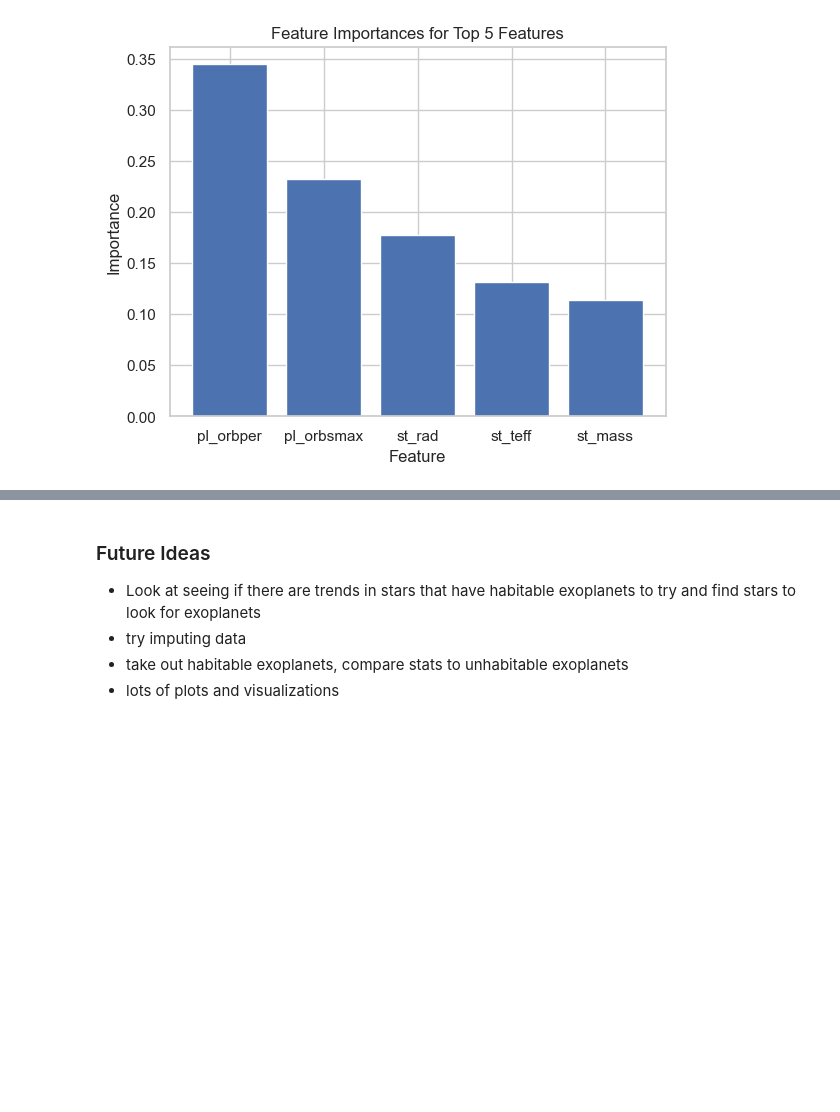
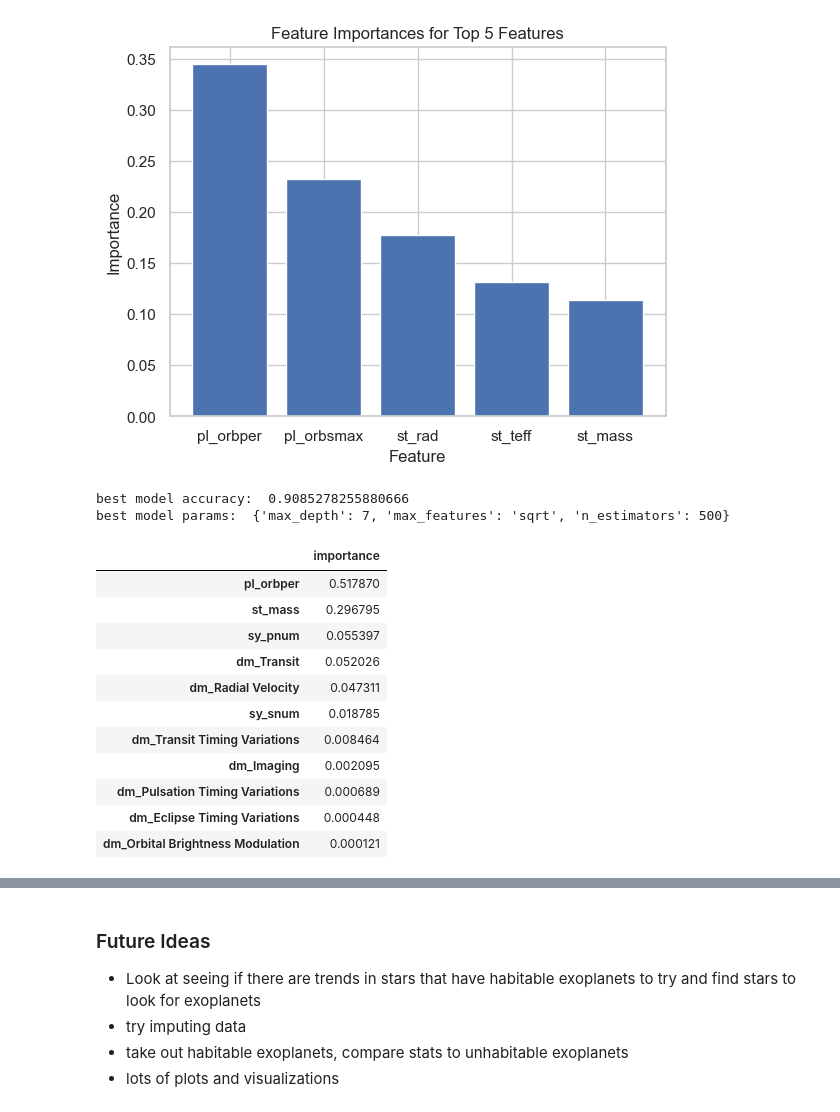
Before and after one commit to sethbeckett/cs6830_final_project, a Jupyter notebook: seth.ipynb, the cells around one changed output, grey strips where cells are left out. Drawn from its saved outputs; the diff is of its cells as text; code cells hidden in the pictures; blank space fills up the shorter version.

```diff
--- a/seth.ipynb
+++ b/seth.ipynb
@@ -341,3 +343,42 @@ plt.ylabel('Importance')
 plt.show()
 # %% [output]
 [figure]
+# %%
+# drop columns used to directly calculate temp
+drop_cols = ['pl_orbsmax', 'st_rad', 'st_teff']
+X_select = X.drop(columns=drop_cols)
+
+# use gridsearchcv to find best random forest classifier of habitable exoplanets
+rfc = RandomForestClassifier()
+param_grid = {
+    'n_estimators': [200, 500],
+    'max_features': ['sqrt', 'log2'],
+    'max_depth' : [4, 5, 6, 7, 8]
+}
+
+cv_rfc_select = GridSearchCV(estimator=rfc, param_grid=param_grid, cv= 7, n_jobs=-1)
+cv_rfc_select.fit(X_select, y)
+print("best model accuracy: ", cv_rfc_select.best_score_)
+print("best model params: ", cv_rfc_select.best_params_)
+# %% [output]
+best model accuracy:  0.9085278255880666
+best model params:  {'max_depth': 7, 'max_features': 'sqrt', 'n_estimators': 500}
+# %%
+# look at feature importances
+feature_importances_select = pd.DataFrame(cv_rfc_select.best_estimator_.feature_importances_,
+                                   index = X_select.columns,
+                                    columns=['importance']).sort_values('importance', ascending=False)
+feature_importances_select
+# %% [output]
+|  | importance |
+| pl_orbper | 0.517870 |
+| st_mass | 0.296795 |
+| sy_pnum | 0.055397 |
+| dm_Transit | 0.052026 |
+| dm_Radial Velocity | 0.047311 |
+| sy_snum | 0.018785 |
+| dm_Transit Timing Variations | 0.008464 |
+| dm_Imaging | 0.002095 |
+| dm_Pulsation Timing Variations | 0.000689 |
+| dm_Eclipse Timing Variations | 0.000448 |
+| dm_Orbital Brightness Modulation | 0.000121 |
```
Also changed, not shown: parts of 3 cells of this notebook.
